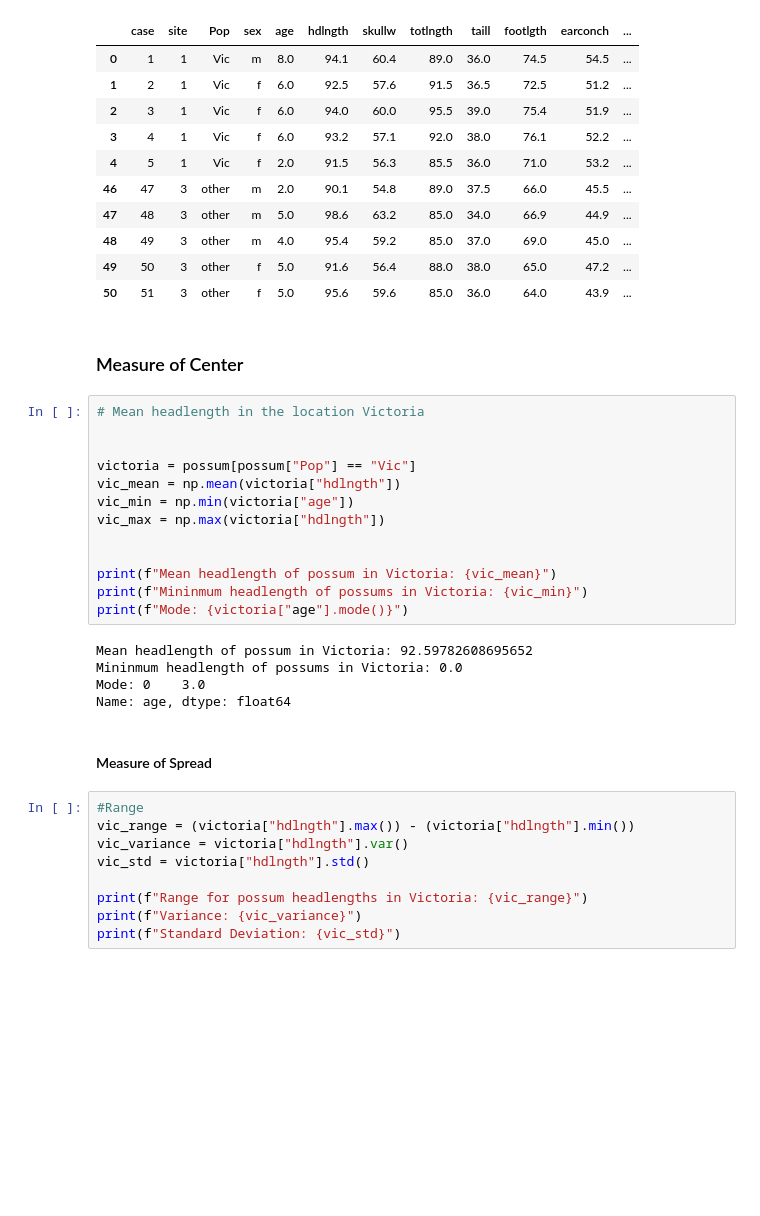
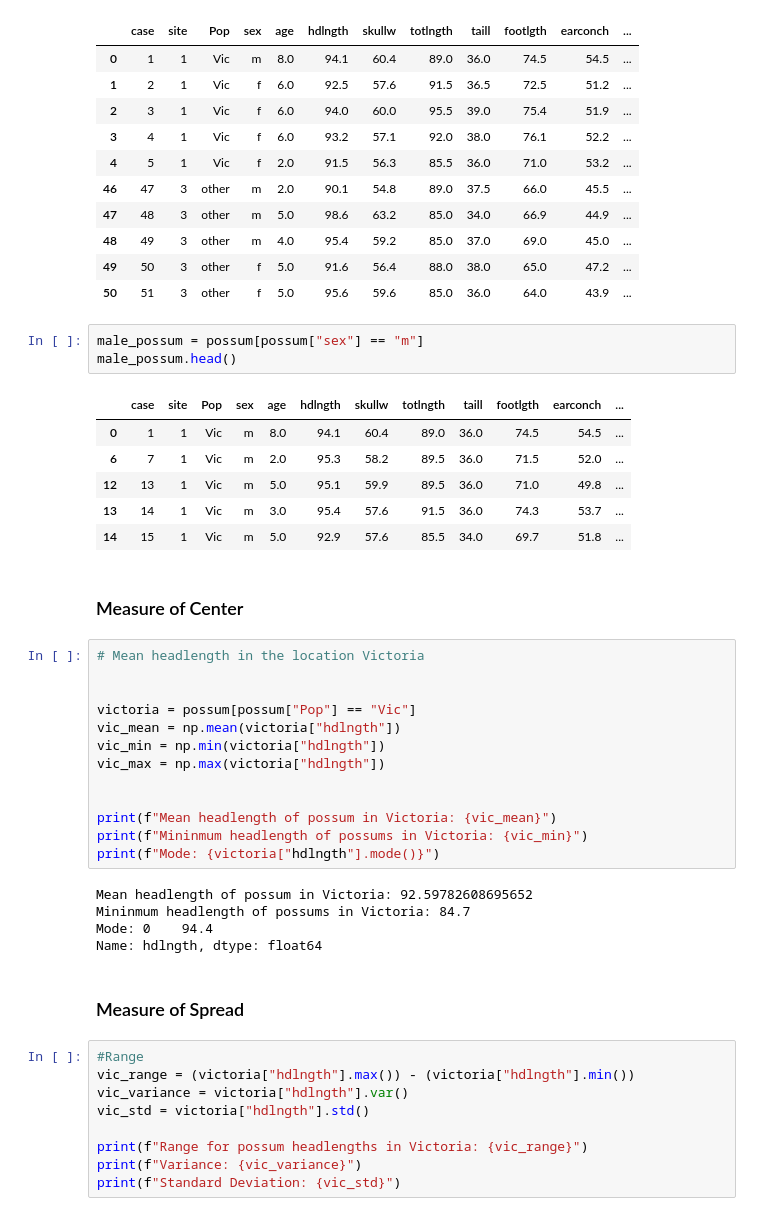
Before and after one commit to KudoroEsther/all_tasks, a Jupyter notebook: Week_8_Tasks/Statistics/Task_18_Statistics.ipynb, the cells around one changed output. Saved outputs shown, nothing was run; the diff lists cells and outputs as text; blank space fills up the shorter version.

```diff
--- a/Week_8_Tasks/Statistics/Task_18_Statistics.ipynb
+++ b/Week_8_Tasks/Statistics/Task_18_Statistics.ipynb
@@ -164,6 +164,16 @@ by_pop.head()
 | 48 | 49 | 3 | other | m | 4.0 | 95.4 | 59.2 | 85.0 | 37.0 | 69.0 | 45.0 | ... |
 | 49 | 50 | 3 | other | f | 5.0 | 91.6 | 56.4 | 88.0 | 38.0 | 65.0 | 47.2 | ... |
 | 50 | 51 | 3 | other | f | 5.0 | 95.6 | 59.6 | 85.0 | 36.0 | 64.0 | 43.9 | ... |
+# %%
+male_possum = possum[possum["sex"] == "m"]
+male_possum.head()
+# %% [output]
+|  | case | site | Pop | sex | age | hdlngth | skullw | totlngth | taill | footlgth | earconch | ... |
+| 0 | 1 | 1 | Vic | m | 8.0 | 94.1 | 60.4 | 89.0 | 36.0 | 74.5 | 54.5 | ... |
+| 6 | 7 | 1 | Vic | m | 2.0 | 95.3 | 58.2 | 89.5 | 36.0 | 71.5 | 52.0 | ... |
+| 12 | 13 | 1 | Vic | m | 5.0 | 95.1 | 59.9 | 89.5 | 36.0 | 71.0 | 49.8 | ... |
+| 13 | 14 | 1 | Vic | m | 3.0 | 95.4 | 57.6 | 91.5 | 36.0 | 74.3 | 53.7 | ... |
+| 14 | 15 | 1 | Vic | m | 5.0 | 92.9 | 57.6 | 85.5 | 34.0 | 69.7 | 51.8 | ... |
 # %% [markdown]
 ### Measure of Center
 # %%
@@ -172,20 +182,20 @@ by_pop.head()
 
 victoria = possum[possum["Pop"] == "Vic"]
 vic_mean = np.mean(victoria["hdlngth"])
-vic_min = np.min(victoria["age"])
+vic_min = np.min(victoria["hdlngth"])
 vic_max = np.max(victoria["hdlngth"])
 
 
 print(f"Mean headlength of possum in Victoria: {vic_mean}")
 print(f"Mininmum headlength of possums in Victoria: {vic_min}")
-print(f"Mode: {victoria["age"].mode()}")
+print(f"Mode: {victoria["hdlngth"].mode()}")
 # %% [output]
 Mean headlength of possum in Victoria: 92.59782608695652
-Mininmum headlength of possums in Victoria: 0.0
-Mode: 0    3.0
-Name: age, dtype: float64
+Mininmum headlength of possums in Victoria: 84.7
+Mode: 0    94.4
+Name: hdlngth, dtype: float64
 # %% [markdown]
-#### Measure of Spread
+### Measure of Spread
 # %%
 #Range
 vic_range = (victoria["hdlngth"].max()) - (victoria["hdlngth"].min())
```
Also changed, not shown: parts of 4 cells of this notebook.
